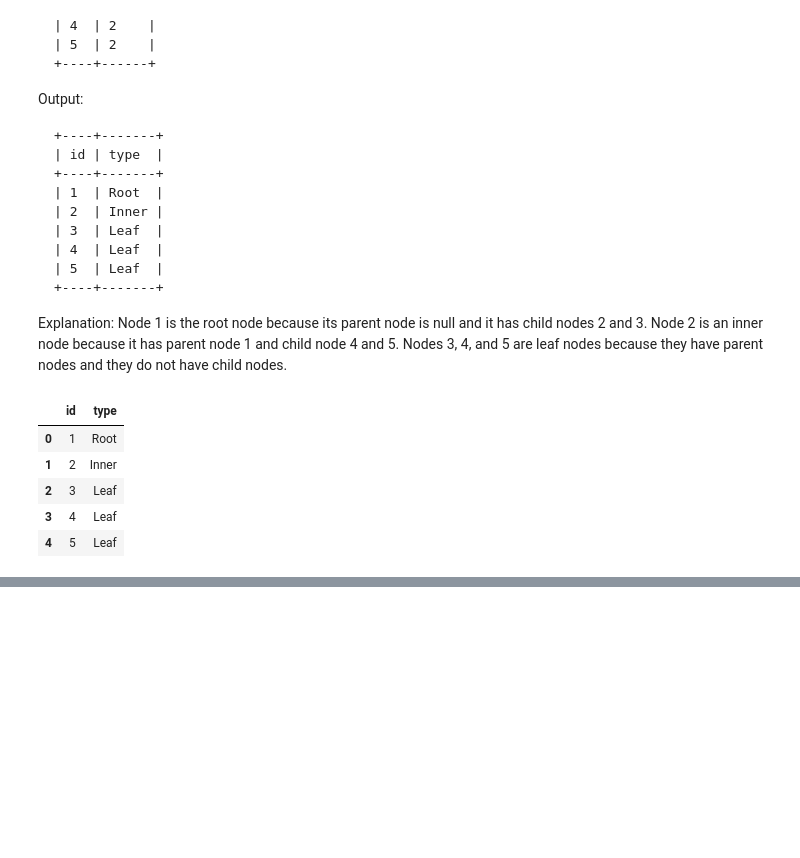
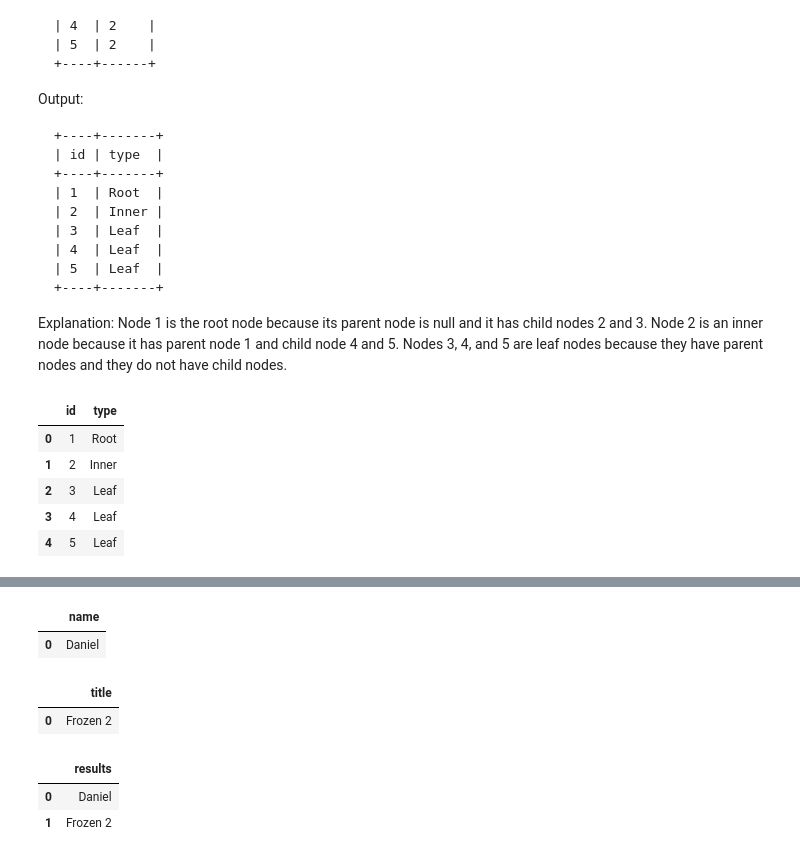
Before and after one commit to slaav1k/sql_scripts, a Jupyter notebook: GroupingAndAggreagations.ipynb, the cells around one changed output, grey strips where cells are left out. Saved outputs shown, nothing was run; the diff lists cells and outputs as text; code cells hidden in the pictures; blank space fills up the shorter version.

Commit message:
Q4. Movie Rating

```diff
--- a/GroupingAndAggreagations.ipynb
+++ b/GroupingAndAggreagations.ipynb
@@ -356,0 +484,73 @@ group by t2.id
+# %%
+%%sql
+select name from MovieRating m
+            join Users u
+            on m.user_id = u.user_id
+group by name
+having count(*) = (
+    select count(*) as count from MovieRating
+    group by user_id
+    order by count desc
+    limit 1
+)
+order by name
+limit 1
+# %% [output]
+|  | name |
+| 0 | Daniel |
+# %%
+%%sql
+select title from MovieRating m
+            join Movies t
+            on m.movie_id = t.movie_id
+where extract(MONTH from created_at) = 2
+group by title
+having avg(rating) = (
+    select avg(rating) avg_rating from MovieRating
+    where extract(MONTH from created_at) = 2
+    group by movie_id
+    order by avg_rating desc
+    limit 1
+)
+order by title
+limit 1
+# %% [output]
+|  | title |
+| 0 | Frozen 2 |
+# %%
+%%sql
+(select name as results from MovieRating m
+            join Users u
+            on m.user_id = u.user_id
+group by name
+having count(*) = (
+    select count(*) as count from MovieRating
+    group by user_id
+    order by count desc
+    limit 1
+)
+order by name
+limit 1)
+
+union all
+
+(select title as results from MovieRating m
+            join Movies t
+            on m.movie_id = t.movie_id
+where created_at >= '2020-02-01'
+and created_at < '2020-03-01'
+group by title
+having avg(rating) = (
+    select avg(rating) avg_rating from MovieRating
+    where created_at >= '2020-02-01'
+    and created_at < '2020-03-01'
+    group by movie_id
+    order by avg_rating desc
+    limit 1
+)
+order by title
+limit 1)
+# %% [output]
+|  | results |
+| 0 | Daniel |
+| 1 | Frozen 2 |
```
Also changed, not shown: parts of 2 cells of this notebook.
